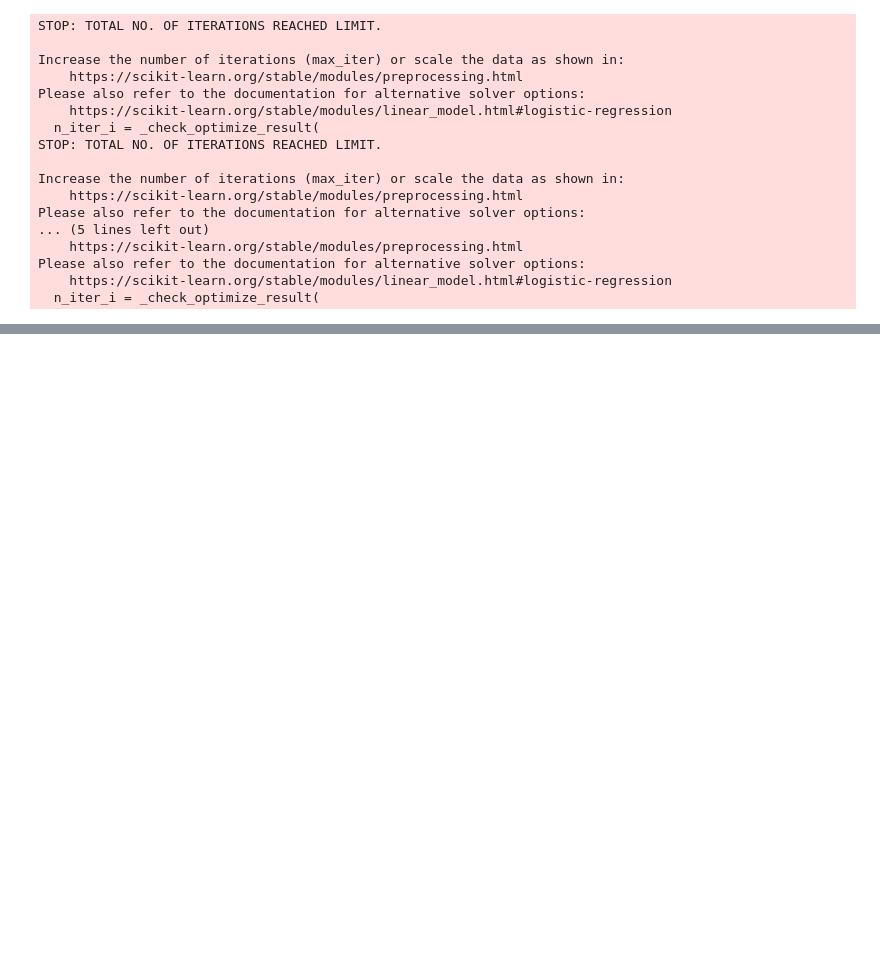
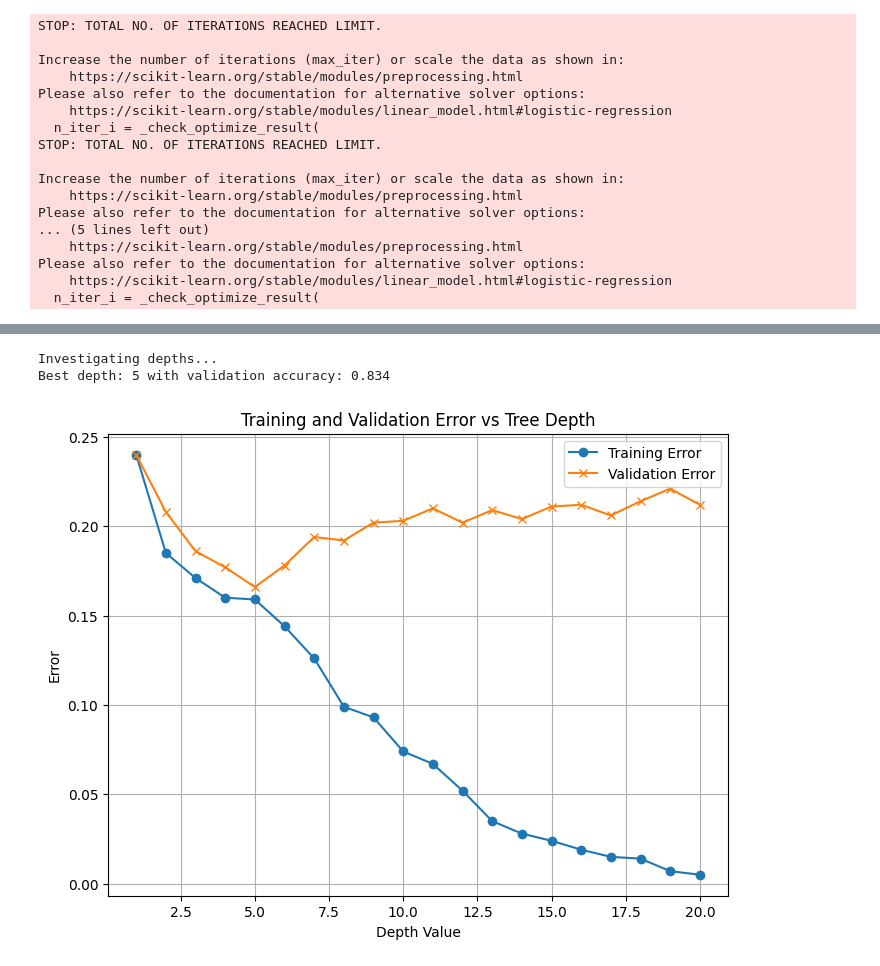
Before and after one commit to DivikChotani/machine-learning, a Jupyter notebook: HW2-code/Sp25-ECE146-HW2.ipynb, the cells around one changed output, grey strips where cells are left out. Drawn from its saved outputs; the diff is of its cells as text; code cells hidden in the pictures; blank space fills up the shorter version.

```diff
--- a/HW2-code/Sp25-ECE146-HW2.ipynb
+++ b/HW2-code/Sp25-ECE146-HW2.ipynb
@@ -441,2 +491,47 @@ print('Investigating depths...')
+# %%
+### ========== TODO : START ========== ###
+# part h: investigate decision tree classifier with various depths
+print('Investigating depths...')
+depth = []
+training_error = []
+val_errors = []
+
+for i in range(1, 21):
+    depth.append(i)
+
+    dt = DecisionTreeClassifier(criterion="entropy", splitter="best", max_depth=i)
+    dt.fit(X, y)
+
+    y_train_pred = dt.predict(X)
+    train_accuracy = np.mean(y_train_pred == y)
+    train_error = 1 - train_accuracy
+    training_error.append(train_error)
+
+    s = cross_val_score(dt, X=X, y=y, cv=5, scoring='accuracy')
+    val_accuracy = np.mean(s)
+    val_error = 1 - val_accuracy
+    val_errors.append(val_error)
+
+best_depth = depth[np.argmin(val_errors)]
+best_score = 1 - val_errors[np.argmin(val_errors)]
+
+print(f'Best depth: {best_depth} with validation accuracy: {best_score:.3f}')
+
+plt.figure(figsize=(8, 6))
+plt.plot(depth, training_error, marker='o', label='Training Error')
+plt.plot(depth, val_errors, marker='x', label='Validation Error')
+plt.xlabel('Depth Value')
+plt.ylabel('Error')
+plt.title('Training and Validation Error vs Tree Depth')
+plt.legend()
+plt.grid(True)
+plt.show()
+
+
+### ========== TODO : END ========== ###
+# %% [output]
+Investigating depths...
+Best depth: 5 with validation accuracy: 0.834
+[figure, added]
 # %%
 print('Done')
```
Also changed, not shown: parts of 4 cells of this notebook.
